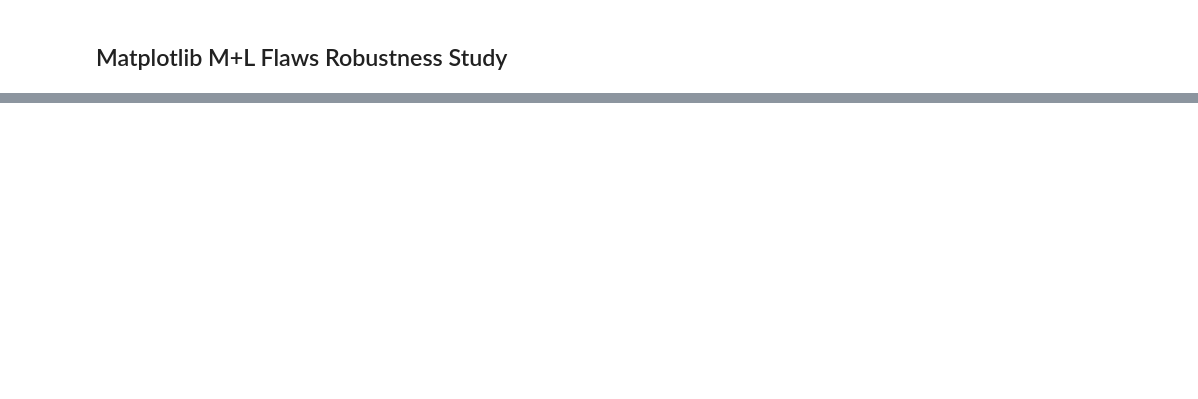
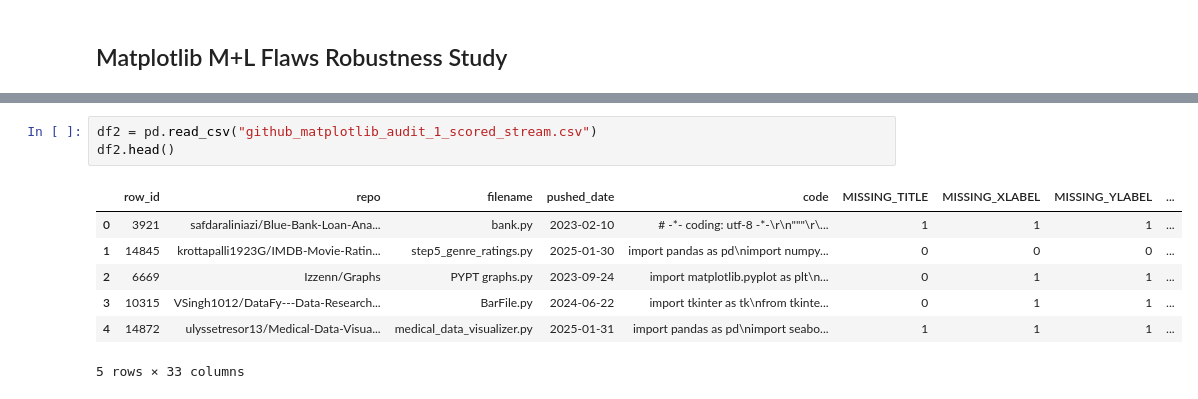
Before and after one commit to om-arya/matcha, a Jupyter notebook: github-scraper/robustness_study.ipynb, the cells around one changed output, grey strips where cells are left out. Drawn from its saved outputs; the diff is of its cells as text; blank space fills up the shorter version.

```diff
--- a/github-scraper/robustness_study.ipynb
+++ b/github-scraper/robustness_study.ipynb
@@ -358,0 +919,11 @@ df1.head()
+# %%
+df2 = pd.read_csv("github_matplotlib_audit_1_scored_stream.csv")
+df2.head()
+# %% [output]
+|  | row_id | repo | filename | pushed_date | code | MISSING_TITLE | MISSING_XLABEL | MISSING_YLABEL | ... |
+| 0 | 3921 | safdaraliniazi/Blue-Bank-Loan-Ana... | bank.py | 2023-02-10 | # -*- coding: utf-8 -*-\r\n"""\r\... | 1 | 1 | 1 | ... |
+| 1 | 14845 | krottapalli1923G/IMDB-Movie-Ratin... | step5_genre_ratings.py | 2025-01-30 | import pandas as pd\nimport numpy... | 0 | 0 | 0 | ... |
+| 2 | 6669 | Izzenn/Graphs | PYPT graphs.py | 2023-09-24 | import matplotlib.pyplot as plt\n... | 0 | 1 | 1 | ... |
+| 3 | 10315 | VSingh1012/DataFy---Data-Research... | BarFile.py | 2024-06-22 | import tkinter as tk\nfrom tkinte... | 0 | 1 | 1 | ... |
+| 4 | 14872 | ulyssetresor13/Medical-Data-Visua... | medical_data_visualizer.py | 2025-01-31 | import pandas as pd\nimport seabo... | 1 | 1 | 1 | ... |
+5 rows × 33 columns
```
Also changed, not shown: parts of 6 cells of this notebook.
